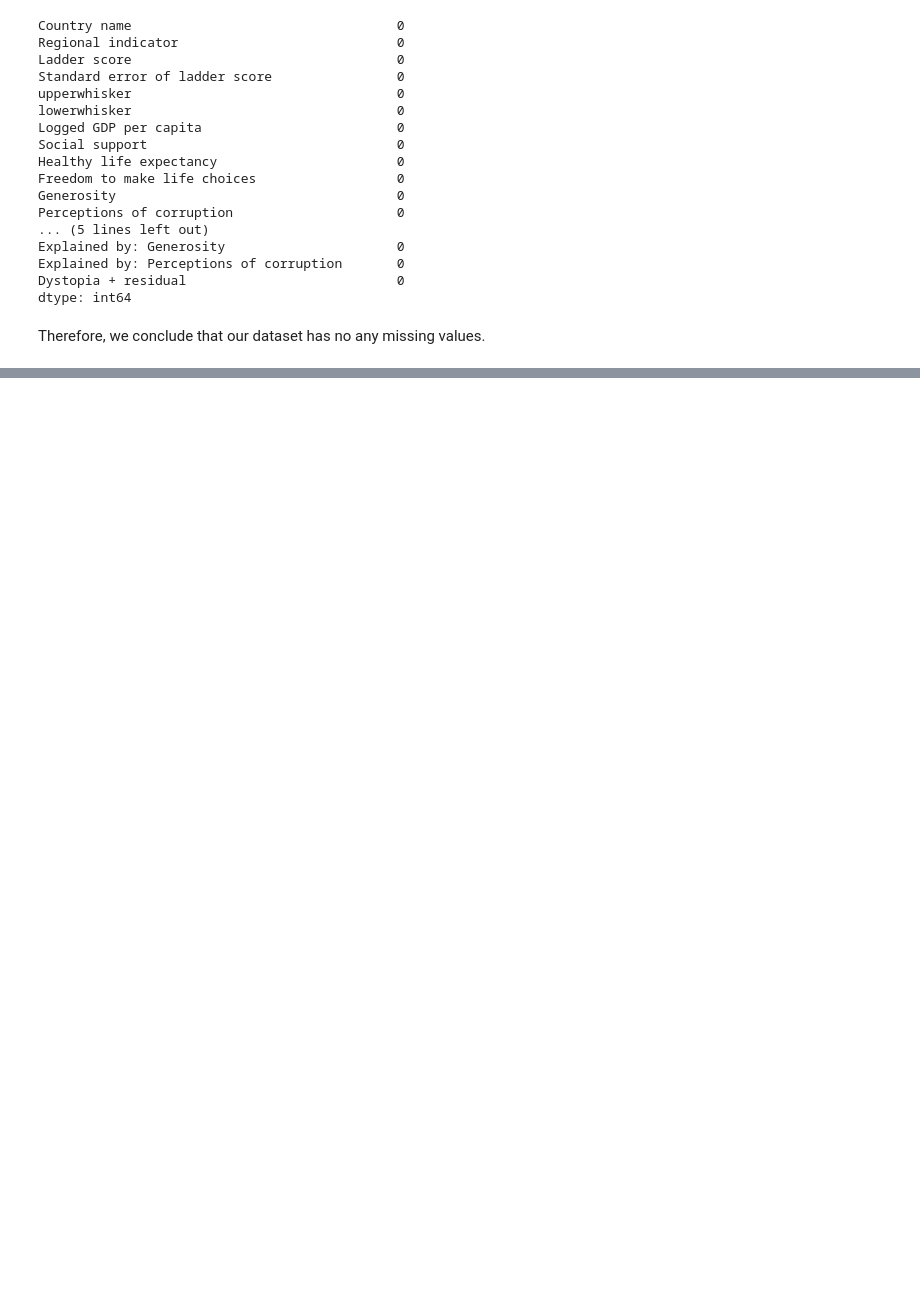
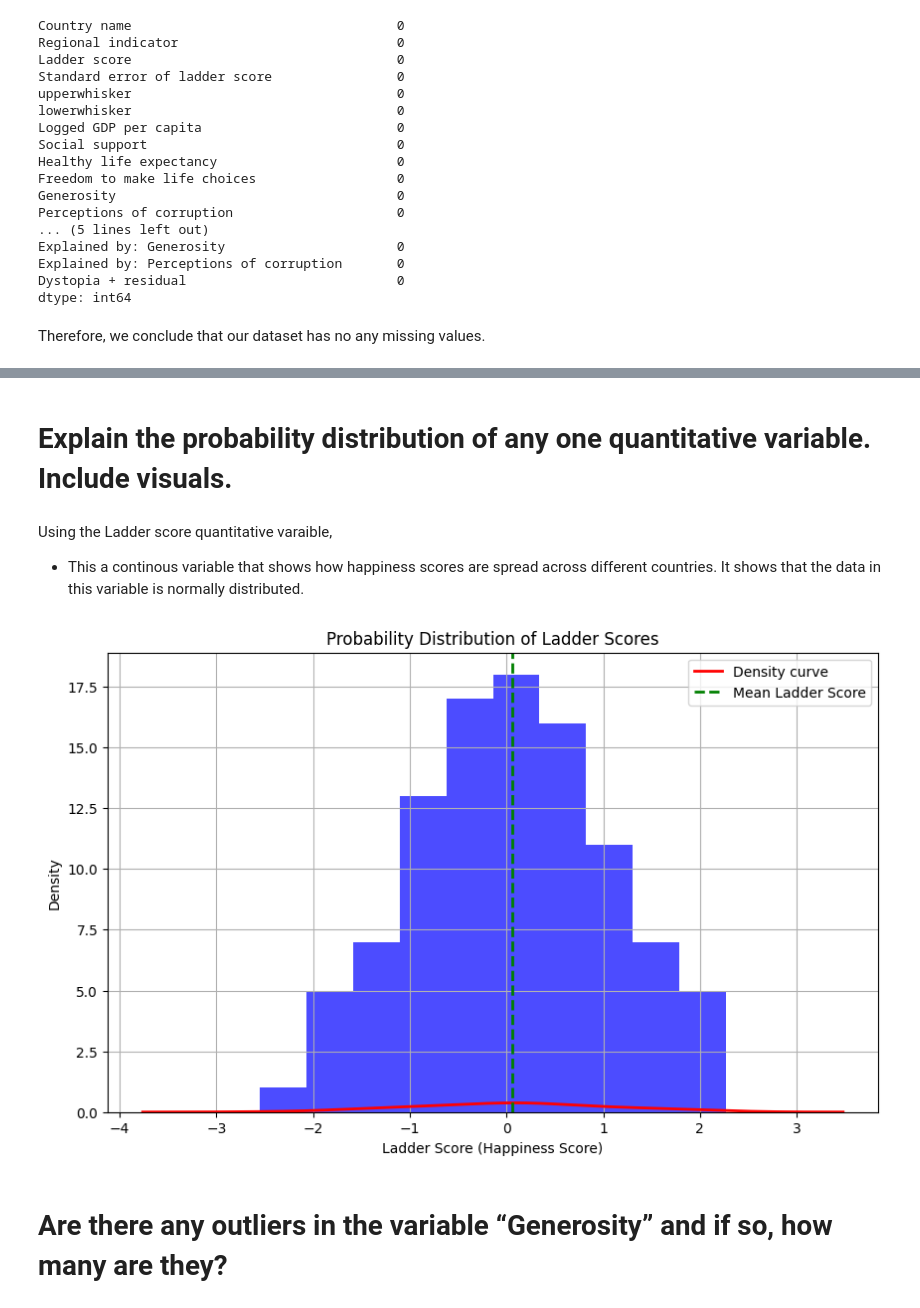
Before and after one commit to Agumekenneth/Probality-and-statistics-, a Jupyter notebook: TEST ONE/world_happiness.ipynb, the cells around one changed output, grey strips where cells are left out. Saved outputs shown, nothing was run; the diff lists cells and outputs as text; code cells hidden in the pictures; blank space fills up the shorter version.

```diff
--- a/TEST ONE/world_happiness.ipynb
+++ b/TEST ONE/world_happiness.ipynb
@@ -43,0 +70,5 @@ Therefore, we conclude that our dataset has no any missing values.
+# %% [markdown]
+# Explain the probability distribution of any one quantitative variable. Include visuals.
+# %% [markdown]
+Using the Ladder score quantitative varaible,
+- This a continous variable that shows how happiness scores are spread across different countries. It shows that the data in this variable is normally distributed.
@@ -43,0 +80,18 @@ Therefore, we conclude that our dataset has no any missing values.
+# %%
+np.random.seed(0)
+#We generate random data
+Ladder_score =np.random.normal(loc=0, scale=1, size=100)
+plt.figure(figsize=(10,6))
+plt.hist(Ladder_score, bins=10, color='blue', alpha=0.7)
+sns.kdeplot(Ladder_score, color='red',linewidth=2,label='Density curve')
+plt.axvline(np.mean(Ladder_score), color='green', linestyle='dashed', linewidth=2, label="Mean Ladder Score")
+
+plt.xlabel("Ladder Score (Happiness Score)")
+plt.ylabel("Density")
+plt.title("Probability Distribution of Ladder Scores")
+plt.legend()
+plt.grid()
+# %% [output]
+[figure, added]
+# %% [markdown]
+# Are there any outliers in the variable “Generosity” and if so, how many are they?
```
Also changed, not shown: parts of 9 cells of this notebook.
